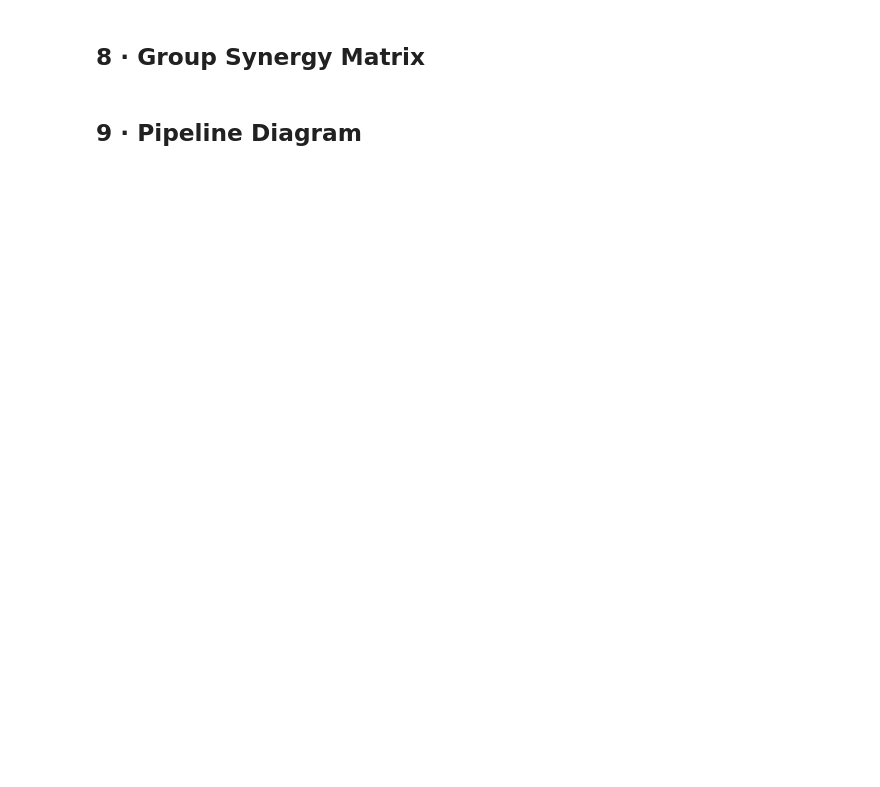
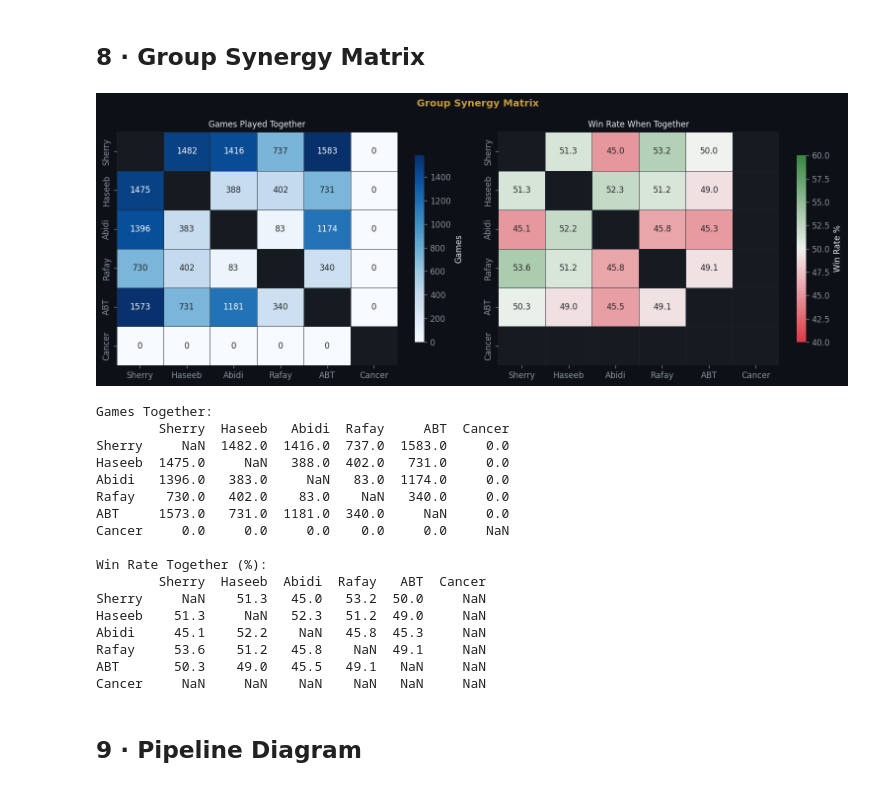
Before and after one commit to AliAbidi555/Dota-2-WR-Simulation-, a Jupyter notebook: notebook.ipynb, the cells around one changed output. Cells and saved outputs as stored; diff of their text form; code cells hidden in the pictures; blank space fills up the shorter version.

```diff
--- a/notebook.ipynb
+++ b/notebook.ipynb
@@ -250,39 +435,65 @@ friend_names = [f['label']       for f in FRIENDS]
 n = len(friend_ids)
 games_mat = np.zeros((n, n))
 wr_mat    = np.full((n, n), np.nan)
 
 for i, aid in enumerate(friend_ids):
     peer_map = {p['account_id']: p for p in D[aid]['peers']}
     for j, other_id in enumerate(friend_ids):
         if i == j: continue
         p = peer_map.get(other_id)
         if p and p.get('with_games', 0) > 0:
             g, w = p['with_games'], p['with_win']
             games_mat[i, j] = g
             wr_mat[i, j]    = round(w / g * 100, 1)
 
+# Fill diagonal on the numpy arrays BEFORE creating DataFrames.
+# pandas 2.x returns a read-only view from .values, so np.fill_diagonal
+# on df.values raises ValueError: underlying array is read-only.
+np.fill_diagonal(games_mat, np.nan)
+# wr_mat diagonal is already NaN (initialized with np.full(..., np.nan))
+
+df_games = pd.DataFrame(games_mat, index=friend_names, columns=friend_names)
+df_wr    = pd.DataFrame(wr_mat,    index=friend_names, columns=friend_names)
+
 fig, axes = plt.subplots(1, 2, figsize=(13, 5))
 fig.suptitle('Group Synergy Matrix', color=GOLD, fontsize=12, fontweight='bold')
 
-df_games = pd.DataFrame(games_mat, index=friend_names, columns=friend_names)
-np.fill_diagonal(df_games.values, np.nan)
-sns.heatmap(df_games, ax=axes[0], cmap='Blues', annot=True, fmt='.0f', linewidths=0.4, linecolor='#21262d',
+sns.heatmap(df_games, ax=axes[0], cmap='Blues', annot=True, fmt='.0f',
+            linewidths=0.4, linecolor='#21262d',
             cbar_kws={'label': 'Games', 'shrink': 0.8}, annot_kws={'size': 10})
 axes[0].set_title('Games Played Together', fontsize=10)
 
-df_wr = pd.DataFrame(wr_mat, index=friend_names, columns=friend_names)
-np.fill_diagonal(df_wr.values, np.nan)
-sns.heatmap(df_wr, ax=axes[1], cmap=sns.diverging_palette(10, 130, as_cmap=True), center=50, vmin=40, vmax=60,
+sns.heatmap(df_wr, ax=axes[1], cmap=sns.diverging_palette(10, 130, as_cmap=True),
+            center=50, vmin=40, vmax=60,
             annot=True, fmt='.1f', linewidths=0.4, linecolor='#21262d',
             cbar_kws={'label': 'Win Rate %', 'shrink': 0.8}, annot_kws={'size': 10})
 axes[1].set_title('Win Rate When Together', fontsize=10)
 
 for ax_ in axes: ax_.set_xlabel(''); ax_.set_ylabel('')
 plt.tight_layout()
 plt.savefig('notebook_cache/group_synergy.png', bbox_inches='tight', facecolor='#0d1117')
 plt.show()
 print('\nGames Together:'); print(df_games.to_string())
 print('\nWin Rate Together (%):'); print(df_wr.to_string())
+# %% [output]
+[figure, added]
+Games Together:
+        Sherry  Haseeb   Abidi  Rafay     ABT  Cancer
+Sherry     NaN  1482.0  1416.0  737.0  1583.0     0.0
+Haseeb  1475.0     NaN   388.0  402.0   731.0     0.0
+Abidi   1396.0   383.0     NaN   83.0  1174.0     0.0
+Rafay    730.0   402.0    83.0    NaN   340.0     0.0
+ABT     1573.0   731.0  1181.0  340.0     NaN     0.0
+Cancer     0.0     0.0     0.0    0.0     0.0     NaN
+
+Win Rate Together (%):
+        Sherry  Haseeb  Abidi  Rafay   ABT  Cancer
+Sherry     NaN    51.3   45.0   53.2  50.0     NaN
+Haseeb    51.3     NaN   52.3   51.2  49.0     NaN
+Abidi     45.1    52.2    NaN   45.8  45.3     NaN
+Rafay     53.6    51.2   45.8    NaN  49.1     NaN
+ABT       50.3    49.0   45.5   49.1   NaN     NaN
+Cancer     NaN     NaN    NaN    NaN   NaN     NaN
 # %% [markdown]
 ## 9 · Pipeline Diagram
 # %%
```
Also changed, not shown: parts of 15 cells of this notebook, 10 other files.
